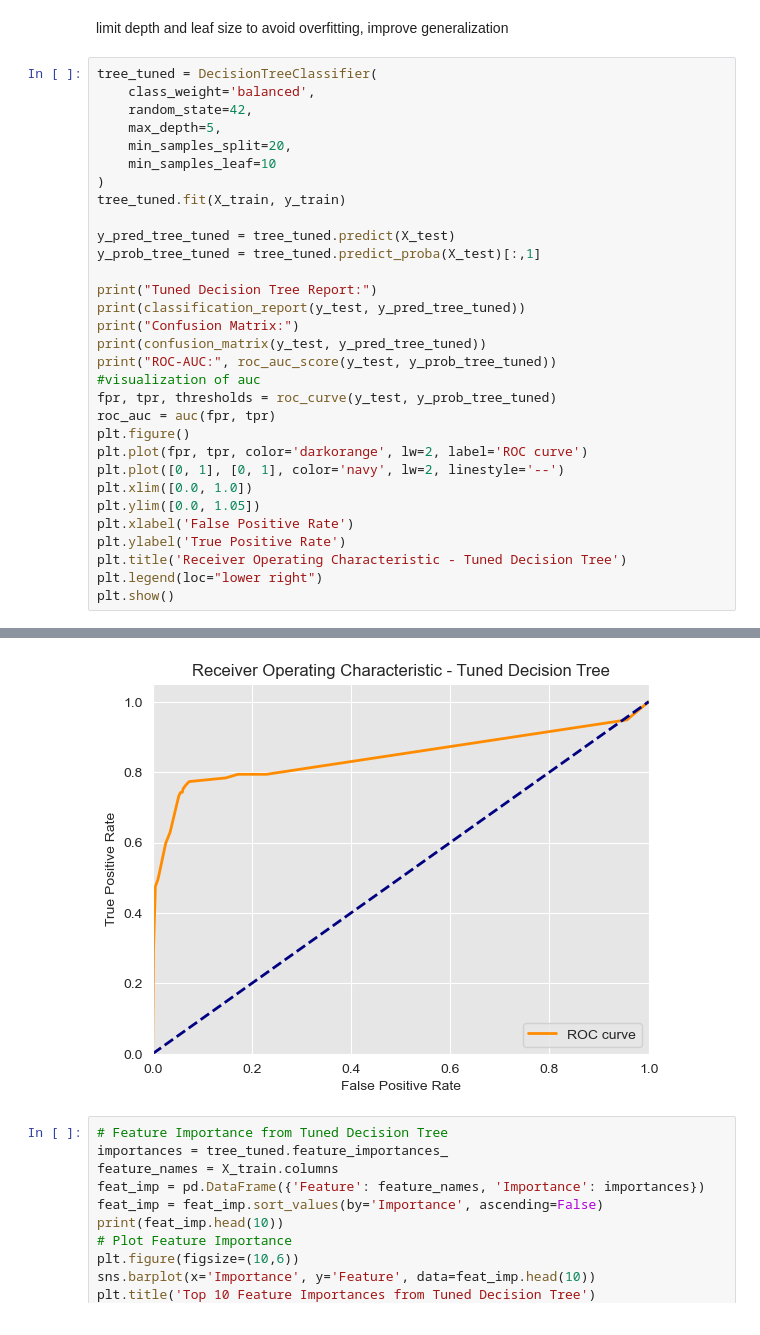
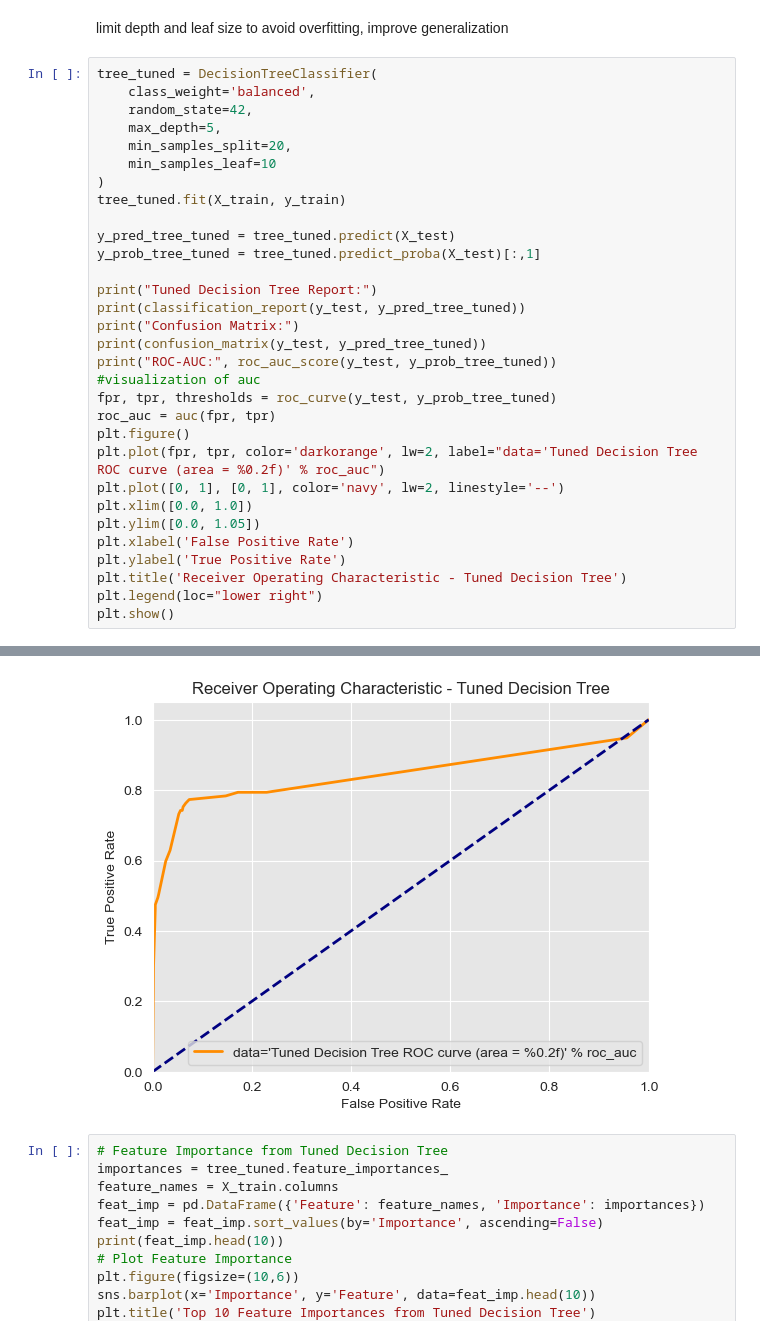
Before and after one commit to OmondiOmolo/project3, a Jupyter notebook: student.ipynb, the cells around one changed output, grey strips where cells are left out. Drawn from its saved outputs; the diff is of its cells as text.

Commit message:
added some visualizations  for analysis and understanding

```diff
--- a/student.ipynb
+++ b/student.ipynb
@@ -328,35 +328,35 @@ print(classification_report(y_test, y_pred_tree_tuned))
 print("Confusion Matrix:")
 print(confusion_matrix(y_test, y_pred_tree_tuned))
 print("ROC-AUC:", roc_auc_score(y_test, y_prob_tree_tuned))
 #visualization of auc
 fpr, tpr, thresholds = roc_curve(y_test, y_prob_tree_tuned)
 roc_auc = auc(fpr, tpr)
 plt.figure()
-plt.plot(fpr, tpr, color='darkorange', lw=2, label='ROC curve')
+plt.plot(fpr, tpr, color='darkorange', lw=2, label="data='Tuned Decision Tree ROC curve (area = %0.2f)' % roc_auc")
 plt.plot([0, 1], [0, 1], color='navy', lw=2, linestyle='--')
 plt.xlim([0.0, 1.0])
 plt.ylim([0.0, 1.05])
 plt.xlabel('False Positive Rate')
 plt.ylabel('True Positive Rate')
 plt.title('Receiver Operating Characteristic - Tuned Decision Tree')
 plt.legend(loc="lower right")
 plt.show()
 # %% [output]
 Tuned Decision Tree Report:
               precision    recall  f1-score   support
 
            0       0.96      0.94      0.95       570
            1       0.68      0.75      0.71        97
 
     accuracy                           0.91       667
    macro avg       0.82      0.85      0.83       667
 weighted avg       0.92      0.91      0.91       667
 
 Confusion Matrix:
 [[535  35]
  [ 24  73]]
 ROC-AUC: 0.8440947730150118
-[figure, old version]
+[figure, new version]
 # %%
 # Feature Importance from Tuned Decision Tree
 importances = tree_tuned.feature_importances_
```
Also changed, not shown: parts of 2 cells of this notebook, 6 other files.
